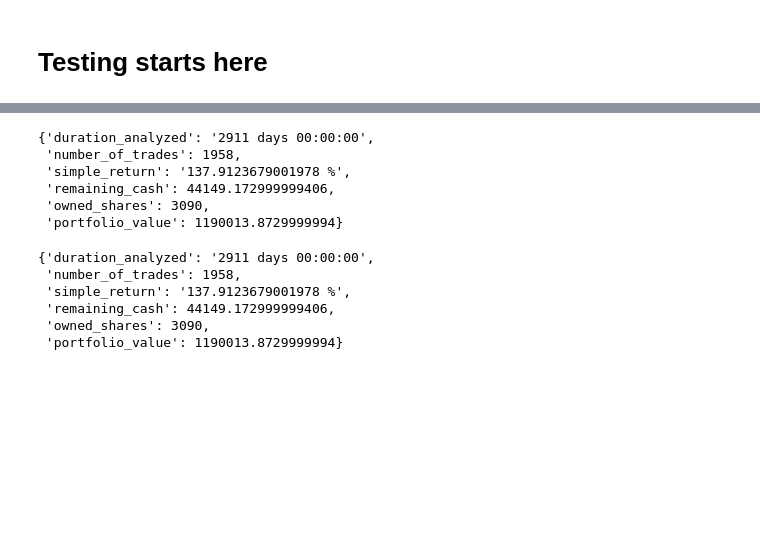
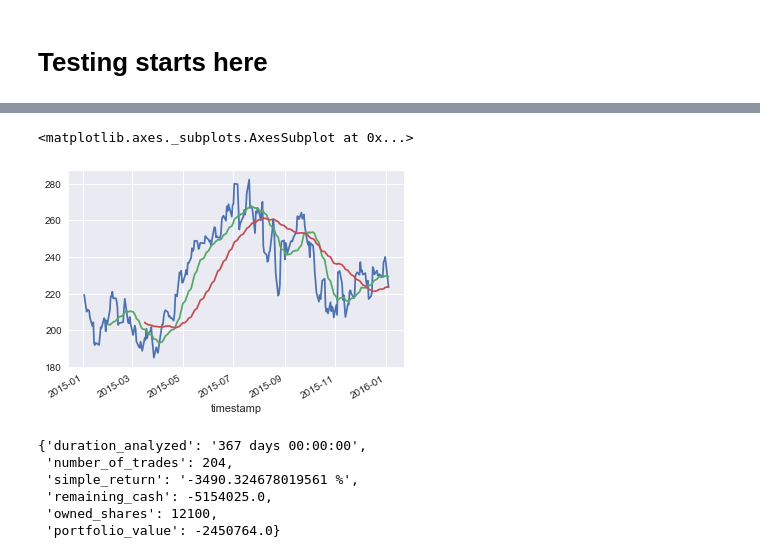
Before and after one commit to malhotravasu/algoT, a Jupyter notebook: code/scratch/testing.ipynb, the cells around one changed output, grey strips where cells are left out. Cells and saved outputs as stored; diff of their text form; code cells hidden in the pictures; blank space fills up the shorter version.

```diff
--- a/code/scratch/testing.ipynb
+++ b/code/scratch/testing.ipynb
@@ -24,0 +36,7 @@ from backtest import *
+# %%
+ohlcv.loc['2015-1-2':'2016-1-4']['close'].plot()
+ohlcv.loc['2015-1-2':'2016-1-4']['close'].rolling(20).mean().plot()
+ohlcv.loc['2015-1-2':'2016-1-4']['close'].rolling(50).mean().plot()
+# %% [output]
+<matplotlib.axes._subplots.AxesSubplot at 0x...>
+[figure, added]
@@ -25 +45,10 @@ from backtest import *
+# %%
+sma.run_backtest(1000)
+# %% [output]
+{'duration_analyzed': '367 days 00:00:00',
+ 'number_of_trades': 204,
+ 'simple_return': '-3490.324678019561 %',
+ 'remaining_cash': -5154025.0,
+ 'owned_shares': 12100,
+ 'portfolio_value': -2450764.0}
 # %%
@@ -27,18 +56,2 @@ bt = Backtest(ohlcv, 500000, ini_shares=10, algo='moving_average')
 # %%
-bt.run_backtest(10)
+rsi.run_backtest(10)
-# %% [output]
-{'duration_analyzed': '2911 days 00:00:00',
- 'number_of_trades': 1958,
- 'simple_return': '137.9123679001978 %',
- 'remaining_cash': 44149.172999999406,
- 'owned_shares': 3090,
- 'portfolio_value': 1190013.8729999994}
-# %%
-bt.summary()
-# %% [output]
-{'duration_analyzed': '2911 days 00:00:00',
- 'number_of_trades': 1958,
- 'simple_return': '137.9123679001978 %',
- 'remaining_cash': 44149.172999999406,
- 'owned_shares': 3090,
- 'portfolio_value': 1190013.8729999994}
```
Also changed, not shown: parts of 4 cells of this notebook, 4 other files.
